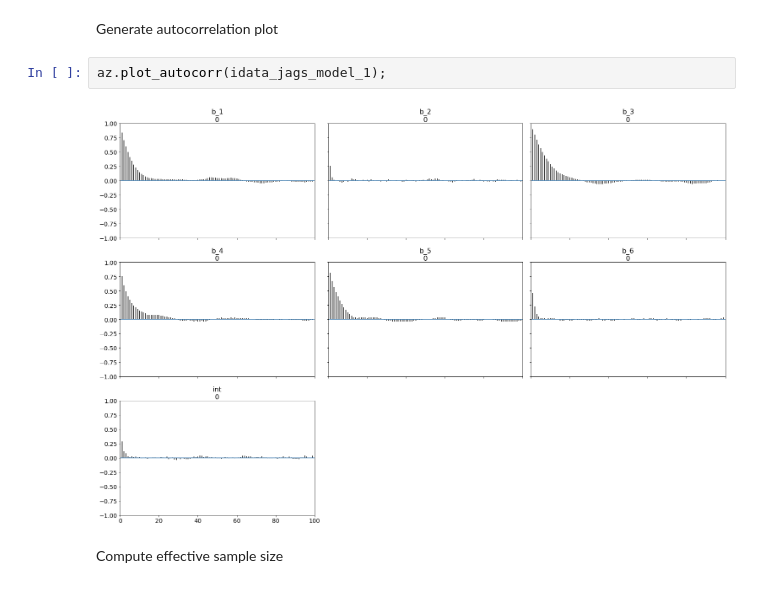
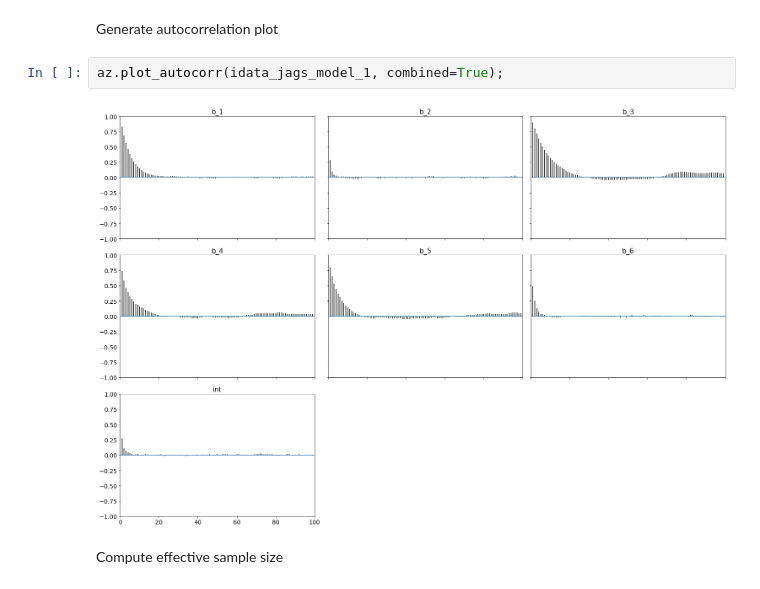
Before and after one commit to scoutiii/pyjags_JW, a Jupyter notebook: notebooks/Logistic Regression.ipynb, the cells around one changed output. Cells and saved outputs as stored; diff of their text form.

Commit message:
- revised convert_pyjags_samples_dict_to_arviz_inference_data - used 'combined=True' for autocorrelation plots in Logistic Regression.ipynb

```diff
--- a/notebooks/Logistic Regression.ipynb
+++ b/notebooks/Logistic Regression.ipynb
@@ -145,9 +145,9 @@ The Gelman-Rubin statistic is close to 1 for all parameters
 # %% [markdown]
 Generate autocorrelation plot
 # %%
-az.plot_autocorr(idata_jags_model_1);
+az.plot_autocorr(idata_jags_model_1, combined=True);
 # %% [output]
-[figure, old version]
+[figure, new version]
 # %% [markdown]
 Compute effective sample size
 # %%
```
Also changed, not shown: parts of 15 cells of this notebook, 1 other file.
